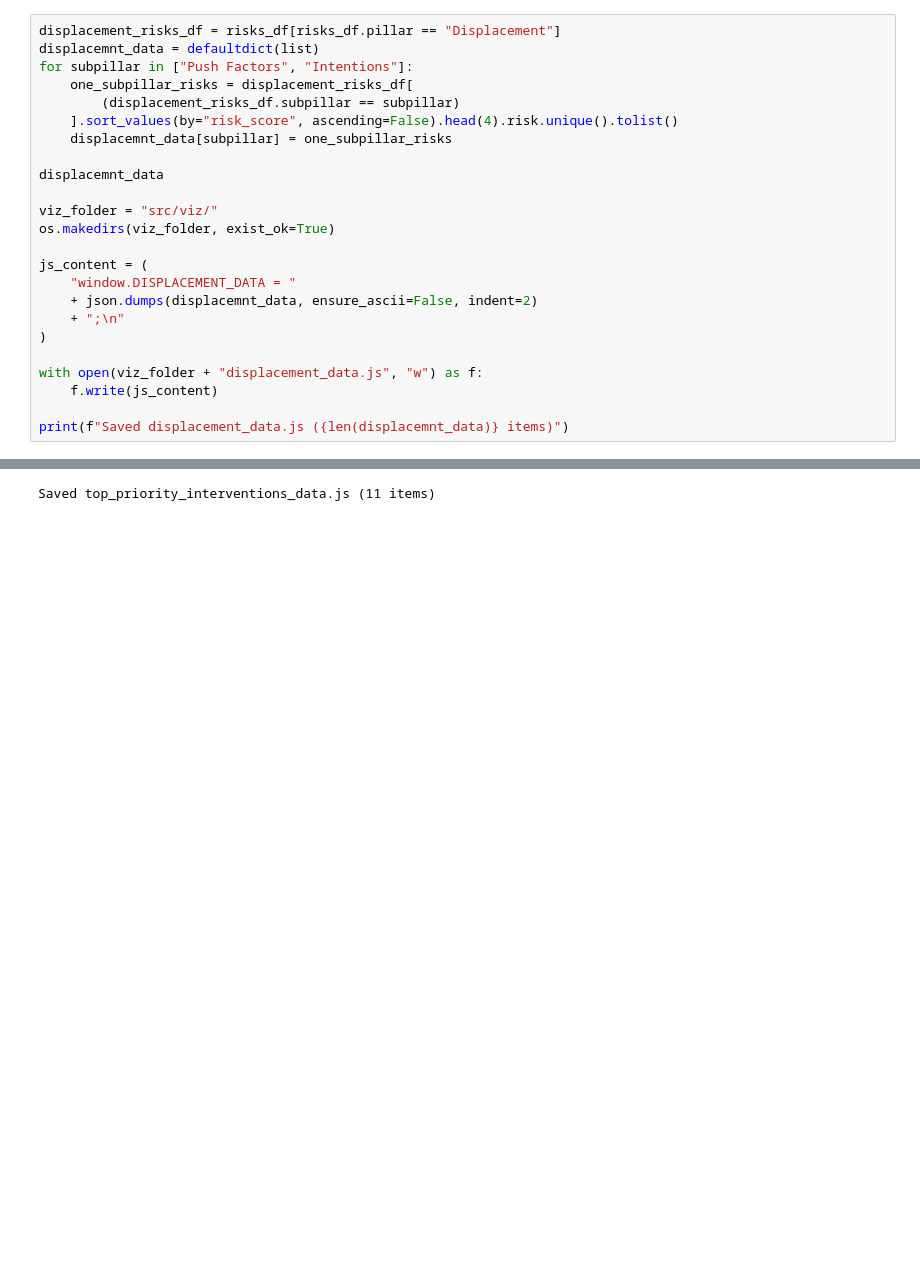
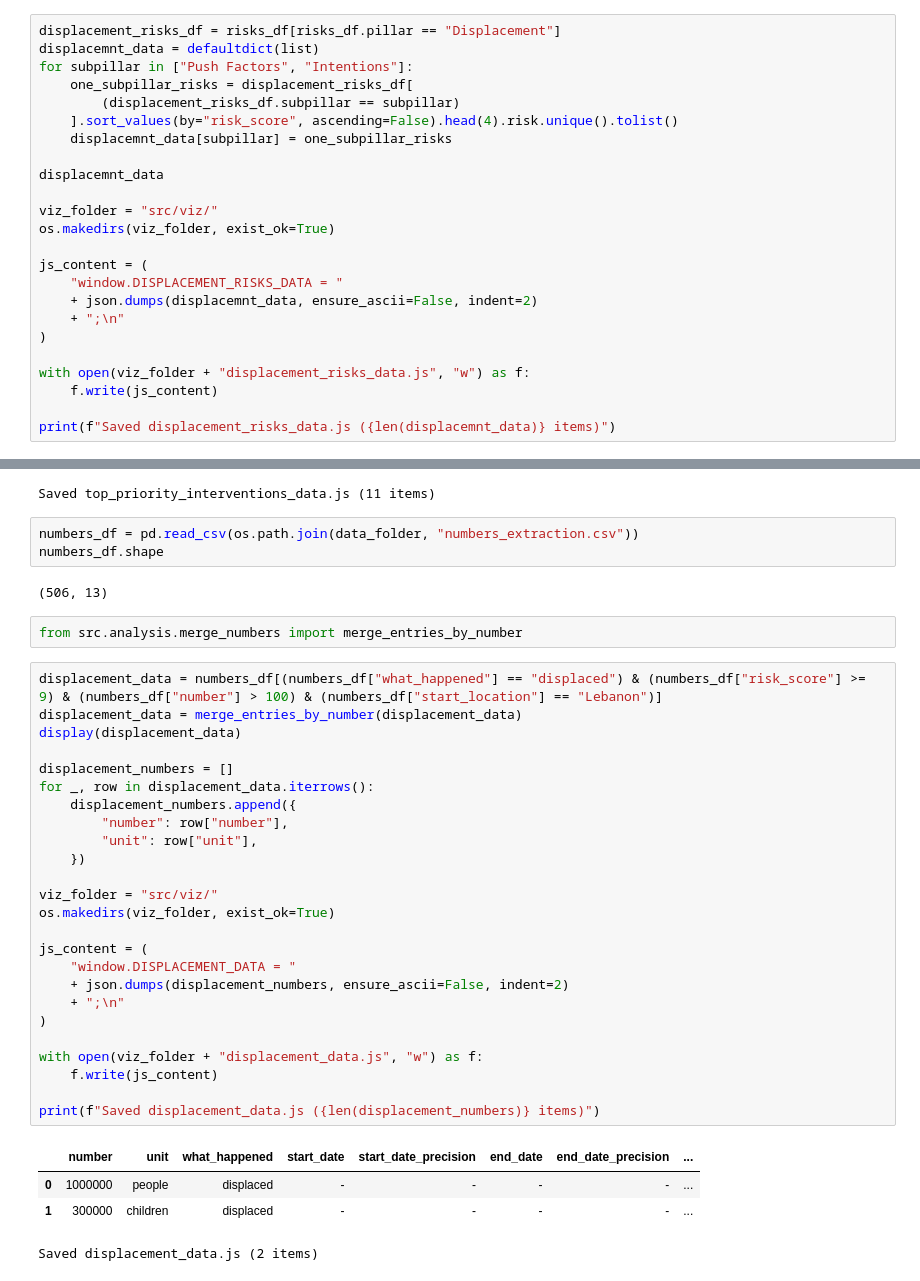
Before and after one commit to MediaMonitoringAndAnalysis/CLEAR-AutomatedAnalysis, a Jupyter notebook: 3-generate_final_results.ipynb, the cells around one changed output, grey strips where cells are left out. Cells and saved outputs as stored; diff of their text form; blank space fills up the shorter version.

Commit message:
add most risky number

```diff
--- a/3-generate_final_results.ipynb
+++ b/3-generate_final_results.ipynb
@@ -348,15 +350,15 @@ viz_folder = "src/viz/"
 os.makedirs(viz_folder, exist_ok=True)
 
 js_content = (
-    "window.DISPLACEMENT_DATA = "
+    "window.DISPLACEMENT_RISKS_DATA = "
     + json.dumps(displacemnt_data, ensure_ascii=False, indent=2)
     + ";\n"
 )
 
-with open(viz_folder + "displacement_data.js", "w") as f:
+with open(viz_folder + "displacement_risks_data.js", "w") as f:
     f.write(js_content)
 
-print(f"Saved displacement_data.js ({len(displacemnt_data)} items)")
+print(f"Saved displacement_risks_data.js ({len(displacemnt_data)} items)")
 # %% [output]
 Saved displacement_data.js (2 items)
 # %%
@@ -436,3 +438,40 @@ with open(viz_folder + "top_priority_interventions_data.js", "w") as f:
 print(f"Saved top_priority_interventions_data.js ({len(top_priority_interventions_dict)} items)")
 # %% [output]
 Saved top_priority_interventions_data.js (11 items)
+# %%
+numbers_df = pd.read_csv(os.path.join(data_folder, "numbers_extraction.csv"))
+numbers_df.shape
+# %% [output]
+(506, 13)
+# %%
+from src.analysis.merge_numbers import merge_entries_by_number
+# %%
+displacement_data = numbers_df[(numbers_df["what_happened"] == "displaced") & (numbers_df["risk_score"] >= 9) & (numbers_df["number"] > 100) & (numbers_df["start_location"] == "Lebanon")]
+displacement_data = merge_entries_by_number(displacement_data)
+display(displacement_data)
+
+displacement_numbers = []
+for _, row in displacement_data.iterrows():
+    displacement_numbers.append({
+        "number": row["number"],
+        "unit": row["unit"],
+    })
+
+viz_folder = "src/viz/"
+os.makedirs(viz_folder, exist_ok=True)
+
+js_content = (
+    "window.DISPLACEMENT_DATA = "
+    + json.dumps(displacement_numbers, ensure_ascii=False, indent=2)
+    + ";\n"
+)
+
+with open(viz_folder + "displacement_data.js", "w") as f:
+    f.write(js_content)
+
+print(f"Saved displacement_data.js ({len(displacement_numbers)} items)")
+# %% [output]
+|  | number | unit | what_happened | start_date | start_date_precision | end_date | end_date_precision | ... |
+| 0 | 1000000 | people | displaced | - | - | - | - | ... |
+| 1 | 300000 | children | displaced | - | - | - | - | ... |
+Saved displacement_data.js (2 items)
```
Also changed, not shown: parts of 7 cells of this notebook, 9 other files.
